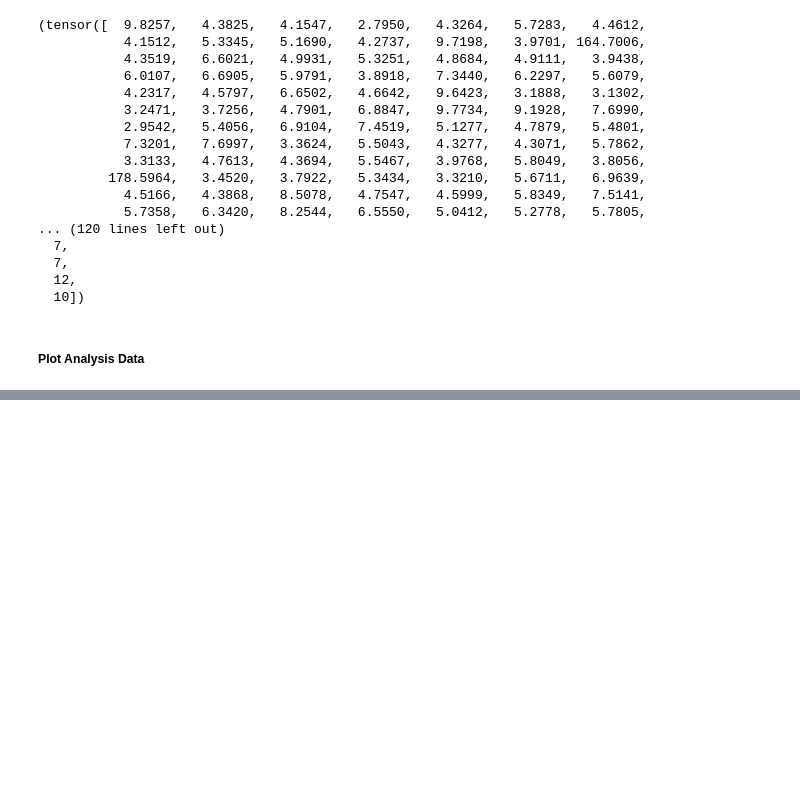
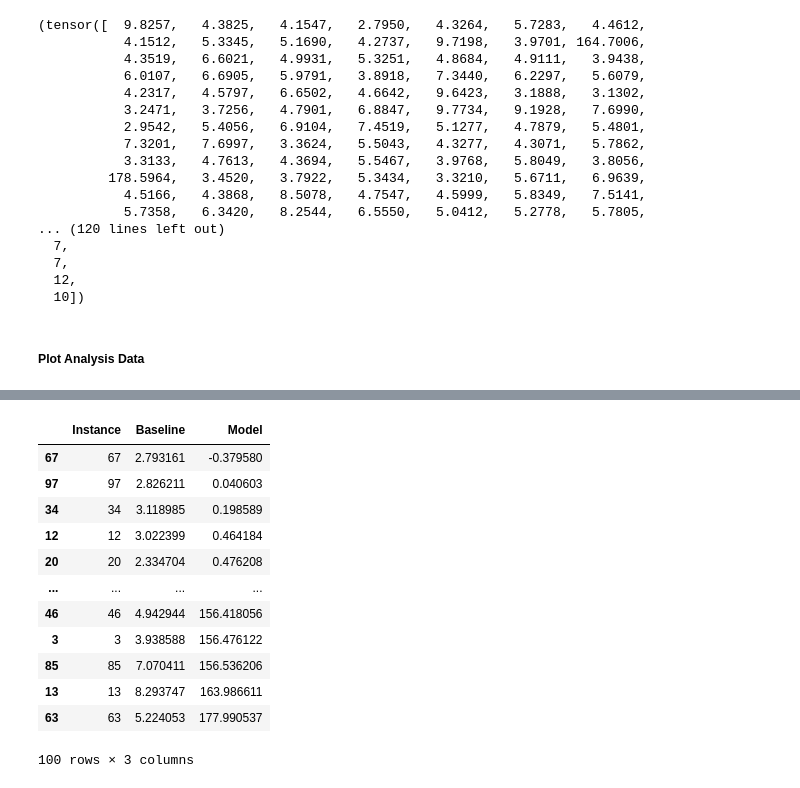
Before and after one commit to kfragkedaki/Master_Thesis, a Jupyter notebook: src/notebooks/basic_algorithm.ipynb, the cells around one changed output, grey strips where cells are left out. Drawn from its saved outputs; the diff is of its cells as text; code cells hidden in the pictures; blank space fills up the shorter version.

```diff
--- a/src/notebooks/basic_algorithm.ipynb
+++ b/src/notebooks/basic_algorithm.ipynb
@@ -490,0 +512,16 @@ plt.show()
+# %%
+df_costs
+# %% [output]
+|  | Instance | Baseline | Model |
+| 67 | 67 | 2.793161 | -0.379580 |
+| 97 | 97 | 2.826211 | 0.040603 |
+| 34 | 34 | 3.118985 | 0.198589 |
+| 12 | 12 | 3.022399 | 0.464184 |
+| 20 | 20 | 2.334704 | 0.476208 |
+| ... | ... | ... | ... |
+| 46 | 46 | 4.942944 | 156.418056 |
+| 3 | 3 | 3.938588 | 156.476122 |
+| 85 | 85 | 7.070411 | 156.536206 |
+| 13 | 13 | 8.293747 | 163.986611 |
+| 63 | 63 | 5.224053 | 177.990537 |
+100 rows × 3 columns
```
Also changed, not shown: parts of 5 cells of this notebook, 1 other file.
